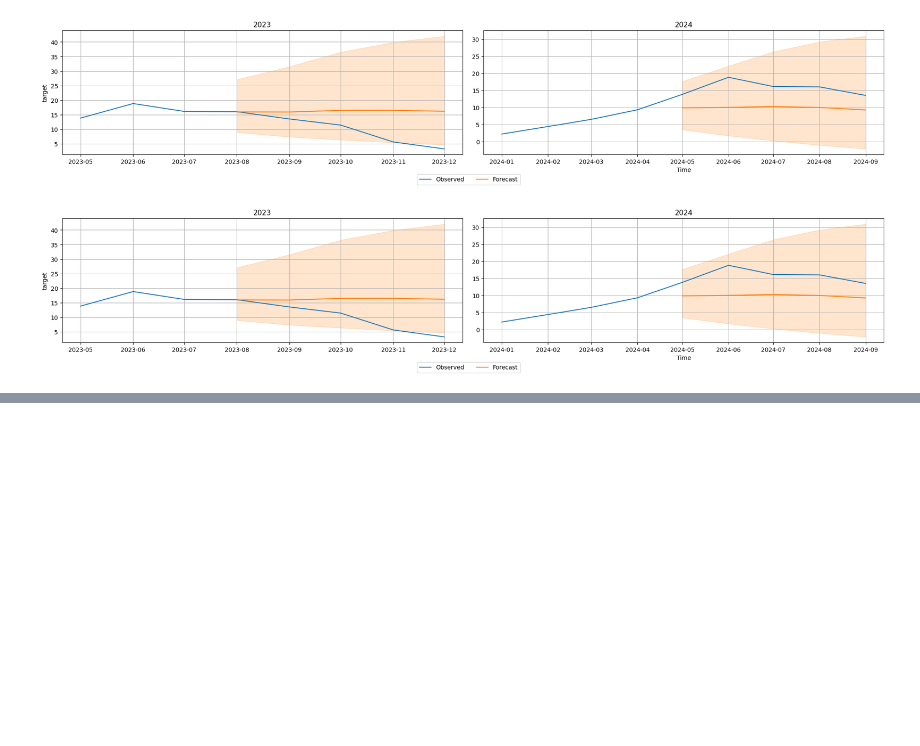
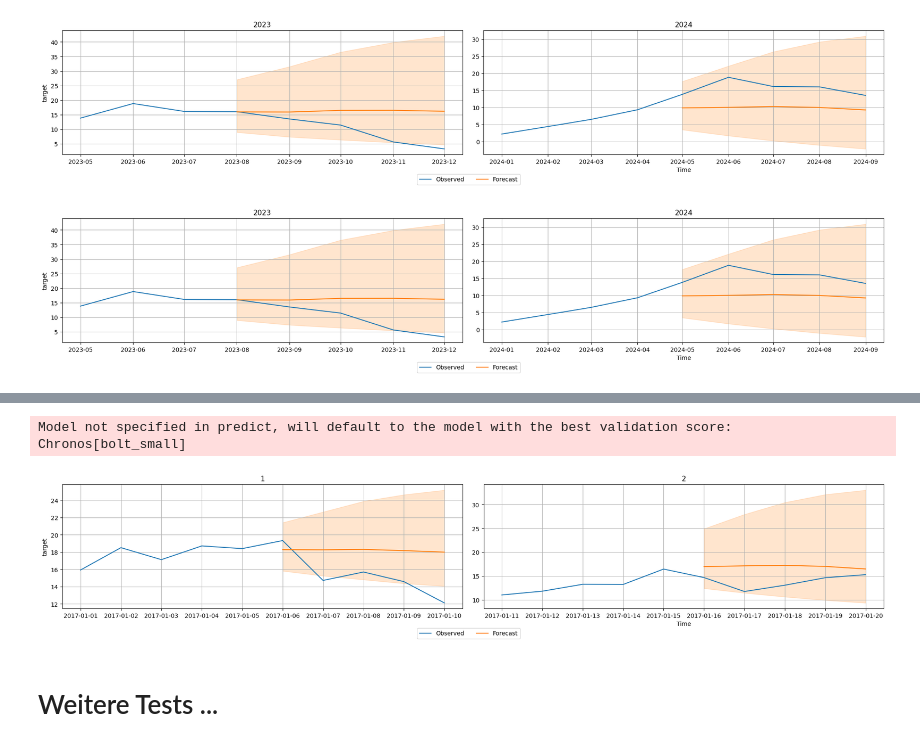
Before and after one commit to tc020/StockPredictor, a Jupyter notebook: chronos_test.ipynb, the cells around one changed output, grey strips where cells are left out. Saved outputs shown, nothing was run; the diff lists cells and outputs as text; code cells hidden in the pictures; blank space fills up the shorter version.

Commit message:
More Tests

```diff
--- a/chronos_test.ipynb
+++ b/chronos_test.ipynb
@@ -175,0 +181,5 @@ Model not specified in predict, will default to the model with the best validati
+# %%
+data = TimeSeriesDataFrame.from_path(
+    "climate-series.csv"
+)
+data.head()
@@ -175,0 +194,7 @@ Model not specified in predict, will default to the model with the best validati
+# %%
+prediction_length = 5
+train_data, test_data = data.train_test_split(prediction_length)
+
+predictor = TimeSeriesPredictor(prediction_length=prediction_length, freq="D").fit(
+    train_data, presets="bolt_small",
+)
@@ -175,0 +229,13 @@ Model not specified in predict, will default to the model with the best validati
+# %%
+predictions = predictor.predict(train_data)
+predictor.plot(
+    data=data,
+    predictions=predictions,
+    item_ids=data.item_ids[:2],
+    max_history_length=200,
+);
+# %% [output]
+Model not specified in predict, will default to the model with the best validation score: Chronos[bolt_small]
+[figure, added]
+# %% [markdown]
+# Weitere Tests ...
```
Also changed, not shown: parts of 5 cells of this notebook, 3 other files.
